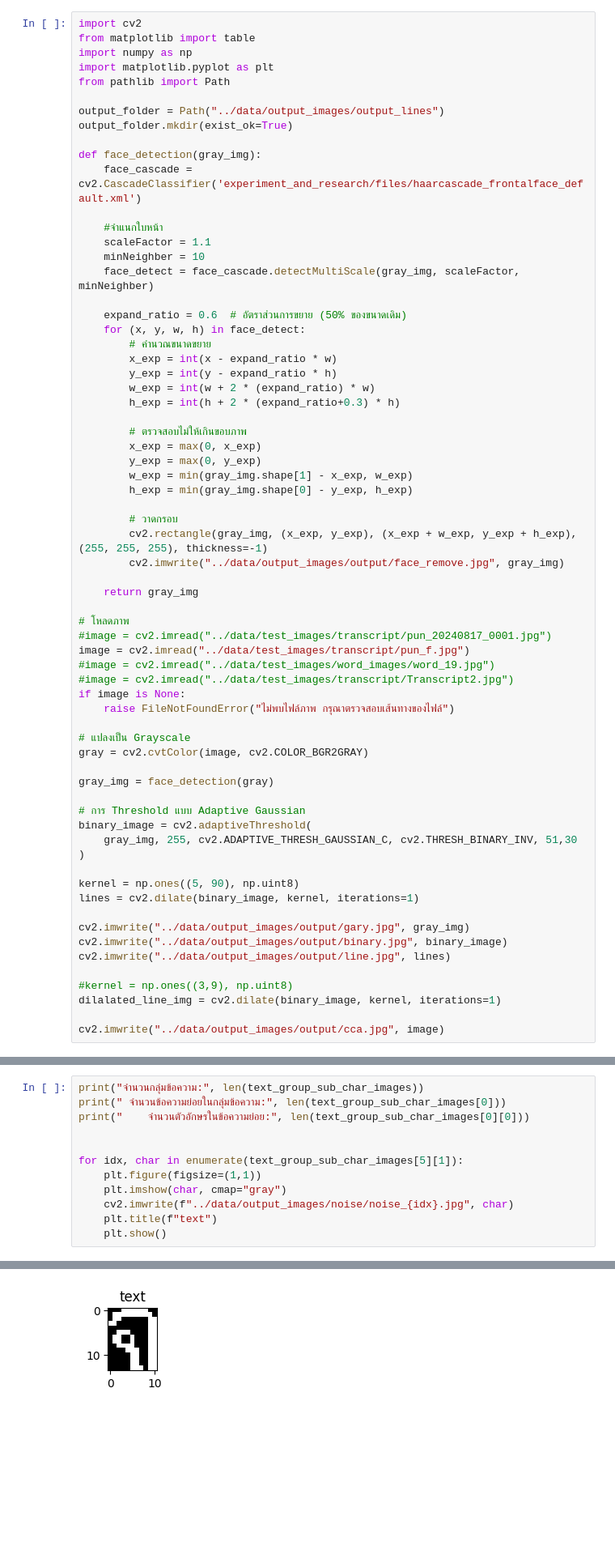
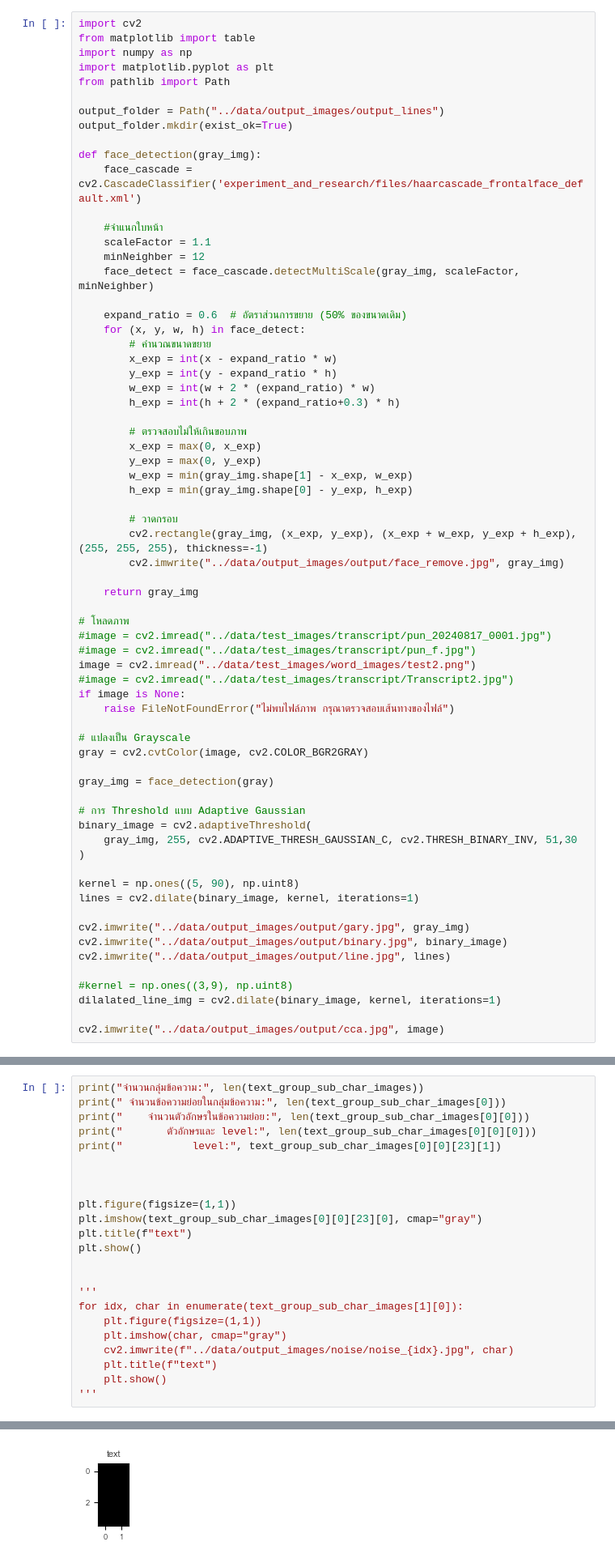
Before and after one commit to kunimpan/ocr-engine-python, a Jupyter notebook: scripts/ocr_transcripts_V3.ipynb, the cells around one changed output, grey strips where cells are left out. Shown at 81% size. Saved outputs shown, nothing was run; the diff lists cells and outputs as text; blank space fills up the shorter version.

Commit message:
Update : char level

```diff
--- a/scripts/ocr_transcripts_V3.ipynb
+++ b/scripts/ocr_transcripts_V3.ipynb
@@ -15,7 +15,7 @@ def face_detection(gray_img):
 
     #จำแนกใบหน้า
     scaleFactor = 1.1
-    minNeighber = 10
+    minNeighber = 12
     face_detect = face_cascade.detectMultiScale(gray_img, scaleFactor, minNeighber)
 
     expand_ratio = 0.6  # อัตราส่วนการขยาย (50% ของขนาดเดิม)
@@ -40,8 +40,8 @@ def face_detection(gray_img):
 
 # โหลดภาพ
 #image = cv2.imread("../data/test_images/transcript/pun_20240817_0001.jpg")
-image = cv2.imread("../data/test_images/transcript/pun_f.jpg")
-#image = cv2.imread("../data/test_images/word_images/word_19.jpg")
+#image = cv2.imread("../data/test_images/transcript/pun_f.jpg")
+image = cv2.imread("../data/test_images/word_images/test2.png")
 #image = cv2.imread("../data/test_images/transcript/Transcript2.jpg")
 if image is None:
     raise FileNotFoundError("ไม่พบไฟล์ภาพ กรุณาตรวจสอบเส้นทางของไฟล์")
@@ -432,12 +399,23 @@ cv2.imwrite("../data/output_images/output/word/char/cca.jpg", img)
 print("จำนวนกลุ่มข้อความ:", len(text_group_sub_char_images))
 print(" จำนวนข้อความย่อยในกลุ่มข้อความ:", len(text_group_sub_char_images[0]))
 print("    จำนวนตัวอักษรในข้อความย่อย:", len(text_group_sub_char_images[0][0]))
+print("       ตัวอักษรและ level:", len(text_group_sub_char_images[0][0][0]))
+print("           level:", text_group_sub_char_images[0][0][23][1])
 
 
-for idx, char in enumerate(text_group_sub_char_images[5][1]):
+
+plt.figure(figsize=(1,1))
+plt.imshow(text_group_sub_char_images[0][0][23][0], cmap="gray")
+plt.title(f"text")
+plt.show()
+
+
+'''
+for idx, char in enumerate(text_group_sub_char_images[1][0]):
     plt.figure(figsize=(1,1))
     plt.imshow(char, cmap="gray")
     cv2.imwrite(f"../data/output_images/noise/noise_{idx}.jpg", char)
     plt.title(f"text")
     plt.show()
+'''
 # %% [output]
@@ -447 +427 @@ for idx, char in enumerate(text_group_sub_char_images[5][1]):
-[figure, old version]
+[figure, new version]
```
Also changed, not shown: parts of 9 cells of this notebook, 9 other files.
